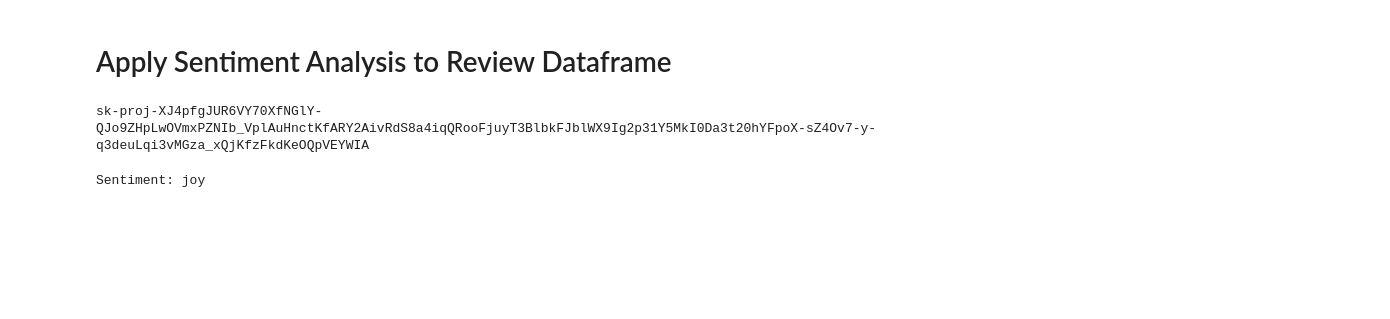
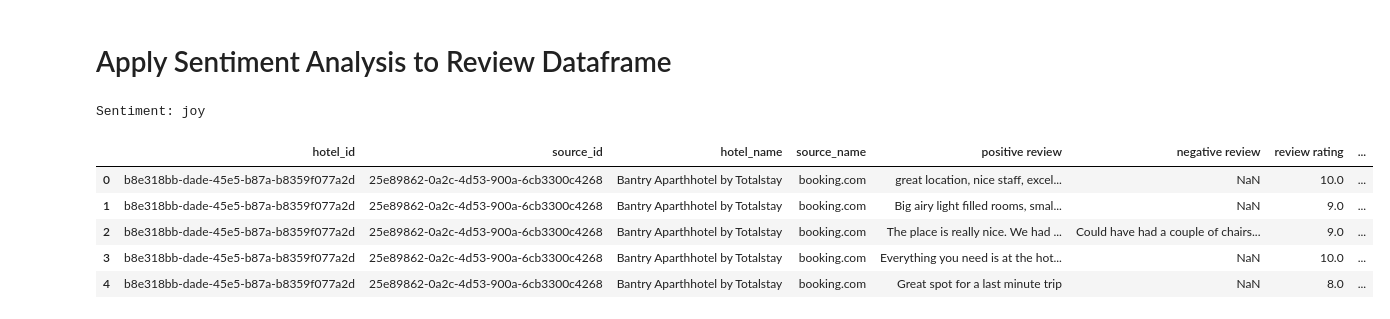
Before and after one commit to Gareth1995/review-webscraper, a Jupyter notebook: sentiment_analysis.ipynb, the cells around one changed output. Cells and saved outputs as stored; diff of their text form; code cells hidden in the pictures; blank space fills up the shorter version.

```diff
--- a/sentiment_analysis.ipynb
+++ b/sentiment_analysis.ipynb
@@ -4,9 +4,4 @@
 from dotenv import load_dotenv
 import os
 from openai import OpenAI
-
-load_dotenv()
-OPENAI_API_KEY = os.getenv('OPENAI_API_KEY')
-client = OpenAI(api_key=OPENAI_API_KEY)
+import pandas as pd
-# %% [output]
-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
@@ -39,3 +38,12 @@ print(f"Sentiment: {sentiment}")
 Sentiment: joy
 # %%
 # load reviews dataset
+bantry_bay_reviews = pd.read_csv('output/bantry_aparthotel.csv')
+bantry_bay_reviews.head()
+# %% [output]
+|  | hotel_id | source_id | hotel_name | source_name | positive review | negative review | review rating | ... |
+| 0 | b8e318bb-dade-45e5-b87a-b8359f077a2d | 25e89862-0a2c-4d53-900a-6cb3300c4268 | Bantry Aparthhotel by Totalstay | booking.com | great location, nice staff, excel... | NaN | 10.0 | ... |
+| 1 | b8e318bb-dade-45e5-b87a-b8359f077a2d | 25e89862-0a2c-4d53-900a-6cb3300c4268 | Bantry Aparthhotel by Totalstay | booking.com | Big airy light filled rooms, smal... | NaN | 9.0 | ... |
+| 2 | b8e318bb-dade-45e5-b87a-b8359f077a2d | 25e89862-0a2c-4d53-900a-6cb3300c4268 | Bantry Aparthhotel by Totalstay | booking.com | The place is really nice. We had ... | Could have had a couple of chairs... | 9.0 | ... |
+| 3 | b8e318bb-dade-45e5-b87a-b8359f077a2d | 25e89862-0a2c-4d53-900a-6cb3300c4268 | Bantry Aparthhotel by Totalstay | booking.com | Everything you need is at the hot... | NaN | 10.0 | ... |
+| 4 | b8e318bb-dade-45e5-b87a-b8359f077a2d | 25e89862-0a2c-4d53-900a-6cb3300c4268 | Bantry Aparthhotel by Totalstay | booking.com | Great spot for a last minute trip | NaN | 8.0 | ... |
```
Also changed, not shown: parts of 6 cells of this notebook.
